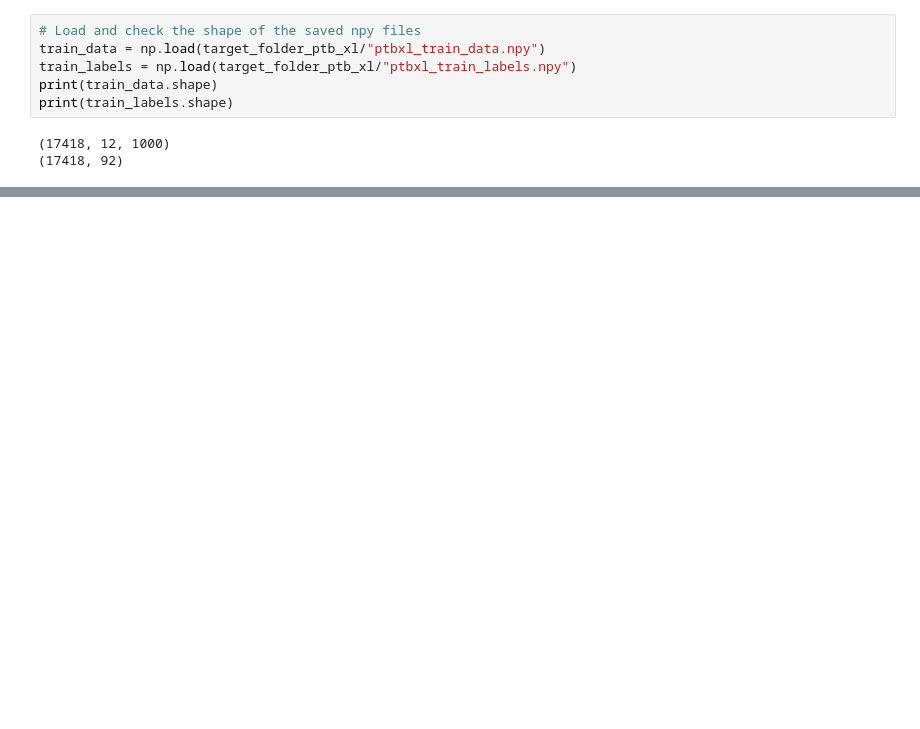
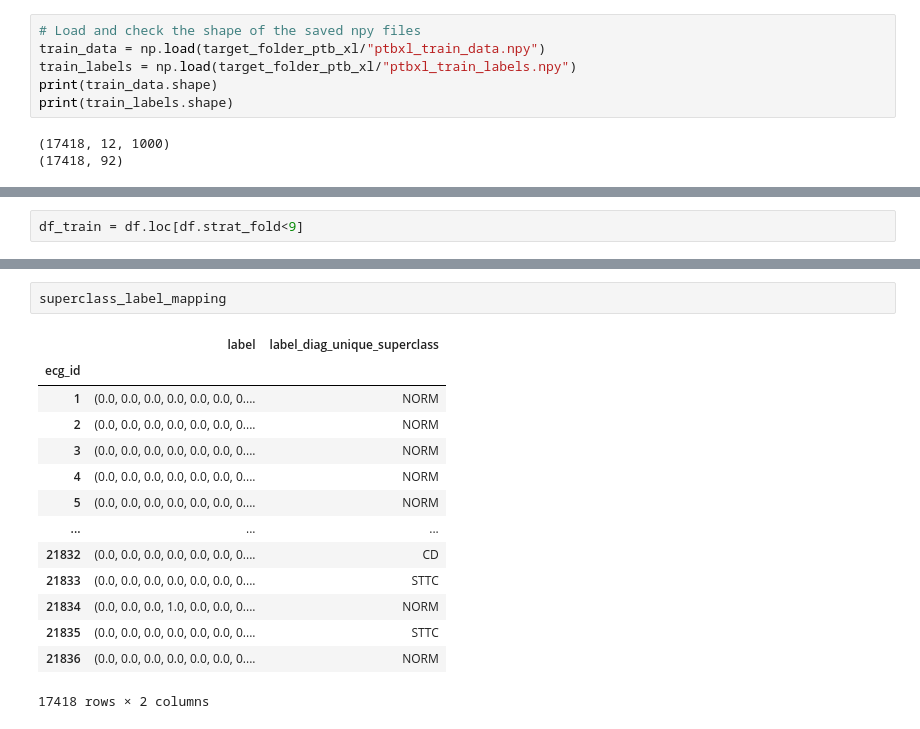
Before and after one commit to Synmed-MGB-MAIDAP/SSSD-ECG, a Jupyter notebook: src/ptb_xl/ecg_data_preprocessing.ipynb, the cells around one changed output, grey strips where cells are left out. Cells and saved outputs as stored; diff of their text form; blank space fills up the shorter version.

```diff
--- a/src/ptb_xl/ecg_data_preprocessing.ipynb
+++ b/src/ptb_xl/ecg_data_preprocessing.ipynb
@@ -279,0 +341,2 @@ print(train_labels.shape)
+# %%
+df_train = df.loc[df.strat_fold<9]
@@ -279,0 +472,17 @@ print(train_labels.shape)
+# %%
+superclass_label_mapping
+# %% [output]
+|  | label | label_diag_unique_superclass |
+| ecg_id |  |  |
+| 1 | (0.0, 0.0, 0.0, 0.0, 0.0, 0.0, 0.... | NORM |
+| 2 | (0.0, 0.0, 0.0, 0.0, 0.0, 0.0, 0.... | NORM |
+| 3 | (0.0, 0.0, 0.0, 0.0, 0.0, 0.0, 0.... | NORM |
+| 4 | (0.0, 0.0, 0.0, 0.0, 0.0, 0.0, 0.... | NORM |
+| 5 | (0.0, 0.0, 0.0, 0.0, 0.0, 0.0, 0.... | NORM |
+| ... | ... | ... |
+| 21832 | (0.0, 0.0, 0.0, 0.0, 0.0, 0.0, 0.... | CD |
+| 21833 | (0.0, 0.0, 0.0, 0.0, 0.0, 0.0, 0.... | STTC |
+| 21834 | (0.0, 0.0, 0.0, 1.0, 0.0, 0.0, 0.... | NORM |
+| 21835 | (0.0, 0.0, 0.0, 0.0, 0.0, 0.0, 0.... | STTC |
+| 21836 | (0.0, 0.0, 0.0, 0.0, 0.0, 0.0, 0.... | NORM |
+17418 rows × 2 columns
```
Also changed, not shown: parts of 41 cells of this notebook, 1 other file.
